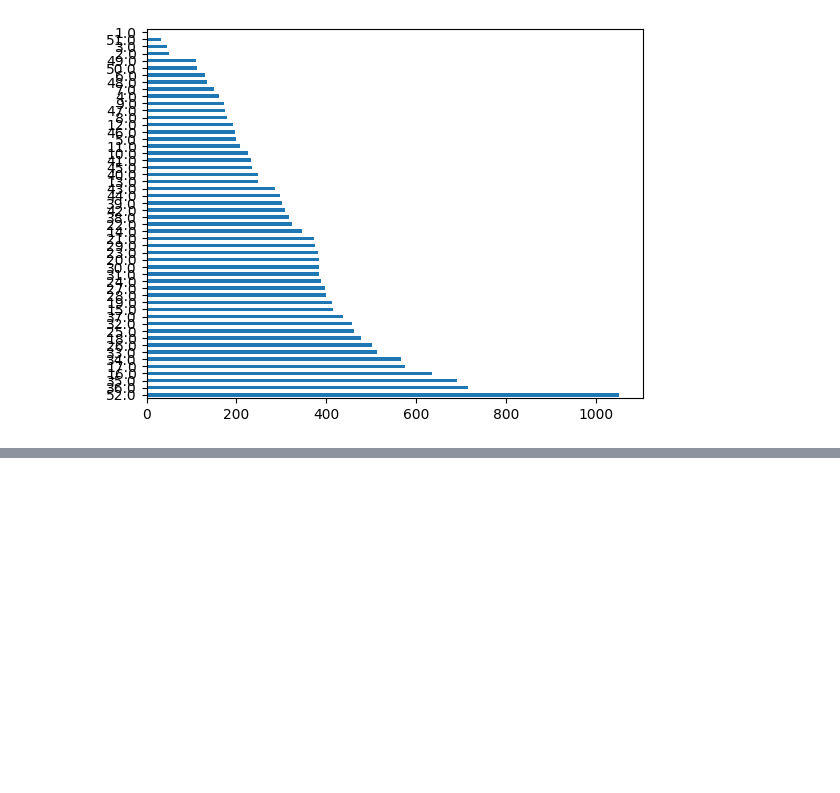
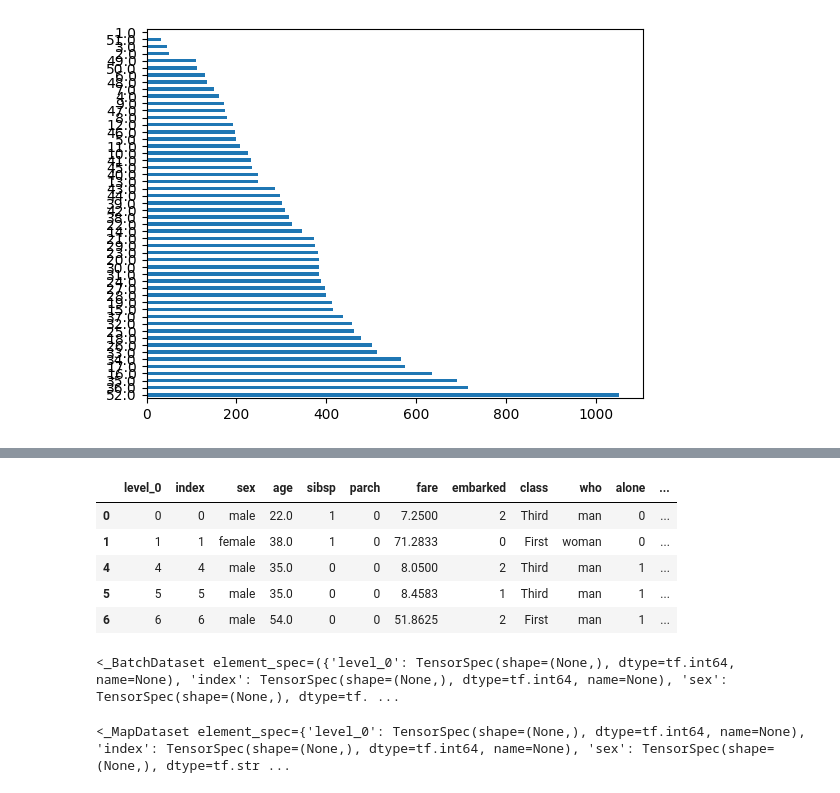
Before and after one commit to SahithiDuppati/Machine_Learning_With_Python, a Jupyter notebook: Machine_Learning_with_Python.ipynb, the cells around one changed output, grey strips where cells are left out. Drawn from its saved outputs; the diff is of its cells as text; code cells hidden in the pictures; blank space fills up the shorter version.

```diff
--- a/Machine_Learning_with_Python.ipynb
+++ b/Machine_Learning_with_Python.ipynb
@@ -115,0 +417,4 @@ dtrain.housing_median_age.value_counts().plot(kind='barh')
+# %%
+dataframe['alone'] = dataframe['alone'].astype('category')
+dataframe['alone'] = dataframe['alone'].cat.codes
+dataframe['alone']
@@ -115,0 +434,12 @@ dtrain.housing_median_age.value_counts().plot(kind='barh')
+# %%
+dataframe = dataframe.reset_index()
+# %%
+dataframe.dropna(inplace=True)
+# %%
+val_dataframe = dataframe.sample(frac=0.2, random_state=1337)
+train_dataframe = dataframe.drop(val_dataframe.index)
+
+print(
+    "Using %d samples for training and %d for validation"
+    % (len(train_dataframe), len(val_dataframe))
+)
@@ -115,0 +484,9 @@ dtrain.housing_median_age.value_counts().plot(kind='barh')
+# %%
+train_dataframe.head()
+# %% [output]
+|  | level_0 | index | sex | age | sibsp | parch | fare | embarked | class | who | alone | ... |
+| 0 | 0 | 0 | male | 22.0 | 1 | 0 | 7.2500 | 2 | Third | man | 0 | ... |
+| 1 | 1 | 1 | female | 38.0 | 1 | 0 | 71.2833 | 0 | First | woman | 0 | ... |
+| 4 | 4 | 4 | male | 35.0 | 0 | 0 | 8.0500 | 2 | Third | man | 1 | ... |
+| 5 | 5 | 5 | male | 35.0 | 0 | 0 | 8.4583 | 1 | Third | man | 1 | ... |
+| 6 | 6 | 6 | male | 54.0 | 0 | 0 | 51.8625 | 2 | First | man | 1 | ... |
@@ -115,0 +513,10 @@ dtrain.housing_median_age.value_counts().plot(kind='barh')
+# %%
+print(train_ds)
+# %% [output]
+<_BatchDataset element_spec=({'level_0': TensorSpec(shape=(None,), dtype=tf.int64, name=None), 'index': TensorSpec(shape=(None,), dtype=tf.int64, name=None), 'sex': TensorSpec(shape=(None,), dtype=tf. ...
+# %%
+train_ds_with_no_labels = train_ds.map(lambda x, _:x)
+
+print(train_ds_with_no_labels)
+# %% [output]
+<_MapDataset element_spec={'level_0': TensorSpec(shape=(None,), dtype=tf.int64, name=None), 'index': TensorSpec(shape=(None,), dtype=tf.int64, name=None), 'sex': TensorSpec(shape=(None,), dtype=tf.str ...
```
Also changed, not shown: parts of 37 cells of this notebook.
